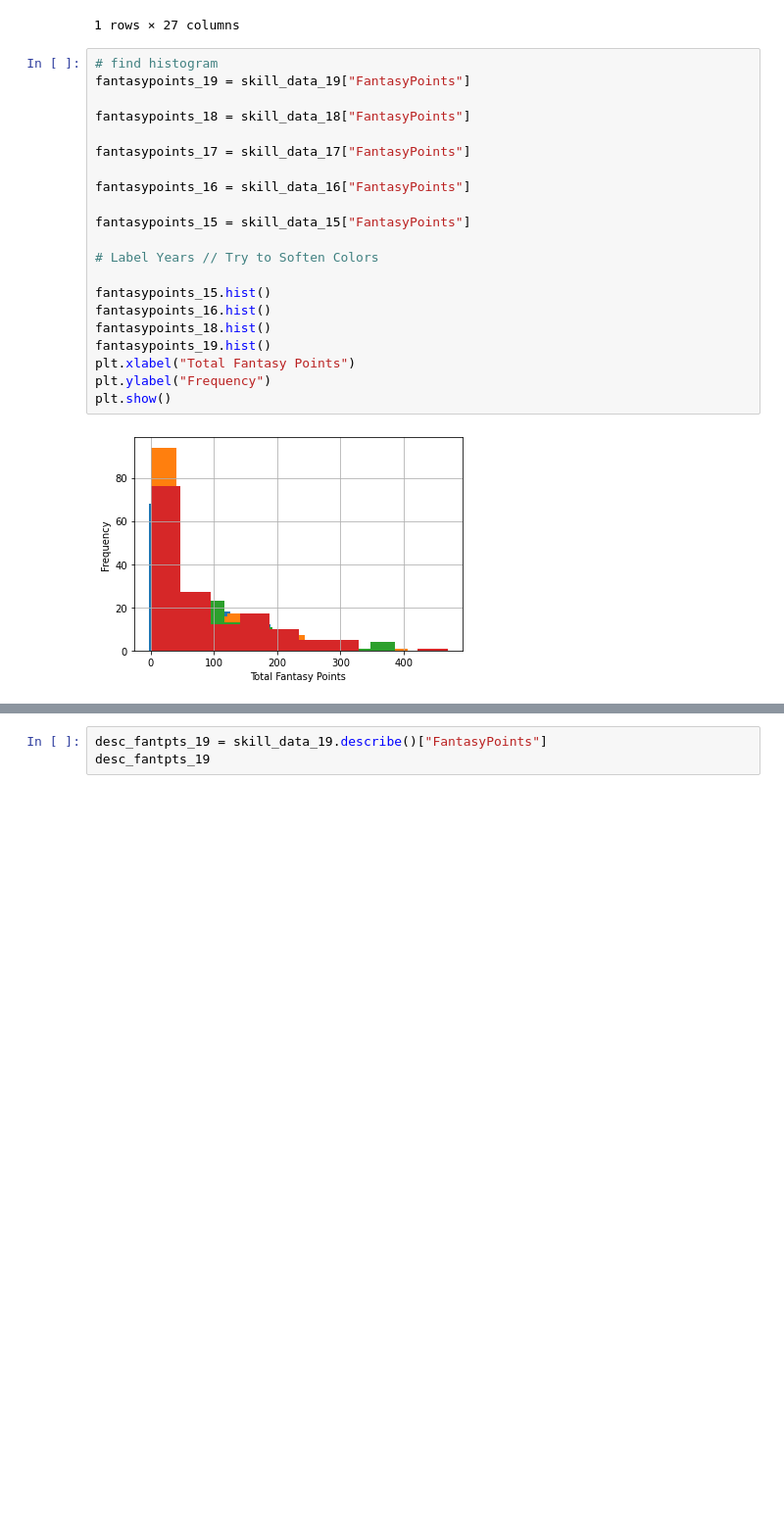
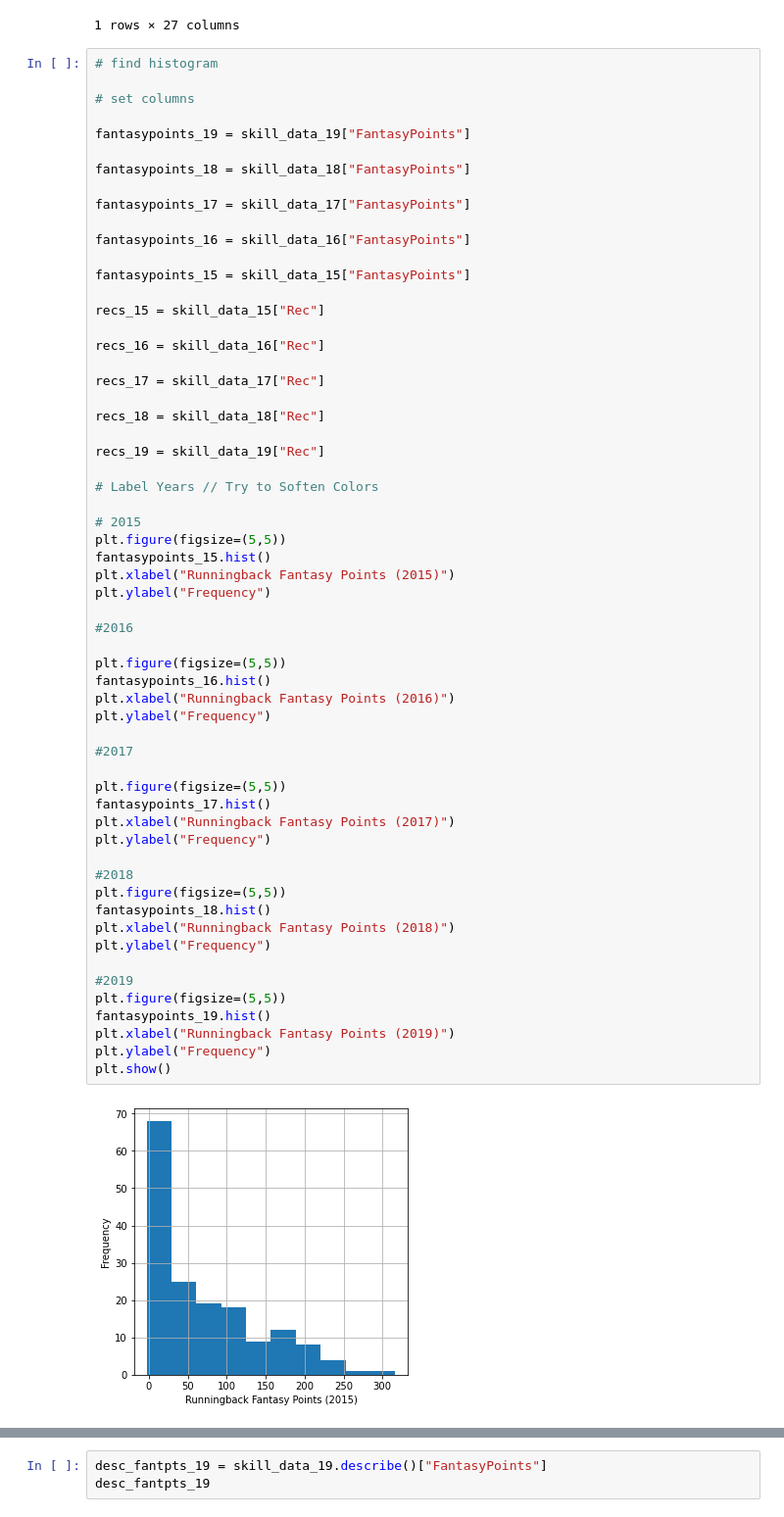
Before and after one commit to tiffanyharris711/pandasy-football, a Jupyter notebook: TomWork.ipynb, the cells around one changed output, grey strips where cells are left out. Shown: that part at 98% size. Drawn from its saved outputs; the diff is of its cells as text; blank space fills up the shorter version.

Commit message:
complete with graphs, need to add means testing

```diff
--- a/TomWork.ipynb
+++ b/TomWork.ipynb
@@ -114,24 +114,62 @@ skill_data_15.head(1)
 1 rows × 27 columns
 # %%
 # find histogram
+
+# set columns
+
 fantasypoints_19 = skill_data_19["FantasyPoints"]
 
 fantasypoints_18 = skill_data_18["FantasyPoints"]
 
 fantasypoints_17 = skill_data_17["FantasyPoints"]
 
 fantasypoints_16 = skill_data_16["FantasyPoints"]
 
 fantasypoints_15 = skill_data_15["FantasyPoints"]
 
+recs_15 = skill_data_15["Rec"]
+
+recs_16 = skill_data_16["Rec"]
+
+recs_17 = skill_data_17["Rec"]
+
+recs_18 = skill_data_18["Rec"]
+
+recs_19 = skill_data_19["Rec"]
+
 # Label Years // Try to Soften Colors
 
+# 2015
+plt.figure(figsize=(5,5))
 fantasypoints_15.hist()
+plt.xlabel("Runningback Fantasy Points (2015)")
+plt.ylabel("Frequency")
+
+#2016
+
+plt.figure(figsize=(5,5))
 fantasypoints_16.hist()
+plt.xlabel("Runningback Fantasy Points (2016)")
+plt.ylabel("Frequency")
+
+#2017
+
+plt.figure(figsize=(5,5))
+fantasypoints_17.hist()
+plt.xlabel("Runningback Fantasy Points (2017)")
+plt.ylabel("Frequency")
+
+#2018
+plt.figure(figsize=(5,5))
 fantasypoints_18.hist()
+plt.xlabel("Runningback Fantasy Points (2018)")
+plt.ylabel("Frequency")
+
+#2019
+plt.figure(figsize=(5,5))
 fantasypoints_19.hist()
-plt.xlabel("Total Fantasy Points")
+plt.xlabel("Runningback Fantasy Points (2019)")
 plt.ylabel("Frequency")
 plt.show()
 # %% [output]
-[figure, old version]
+[figure, new version]
```
Also changed, not shown: parts of 16 cells of this notebook.
